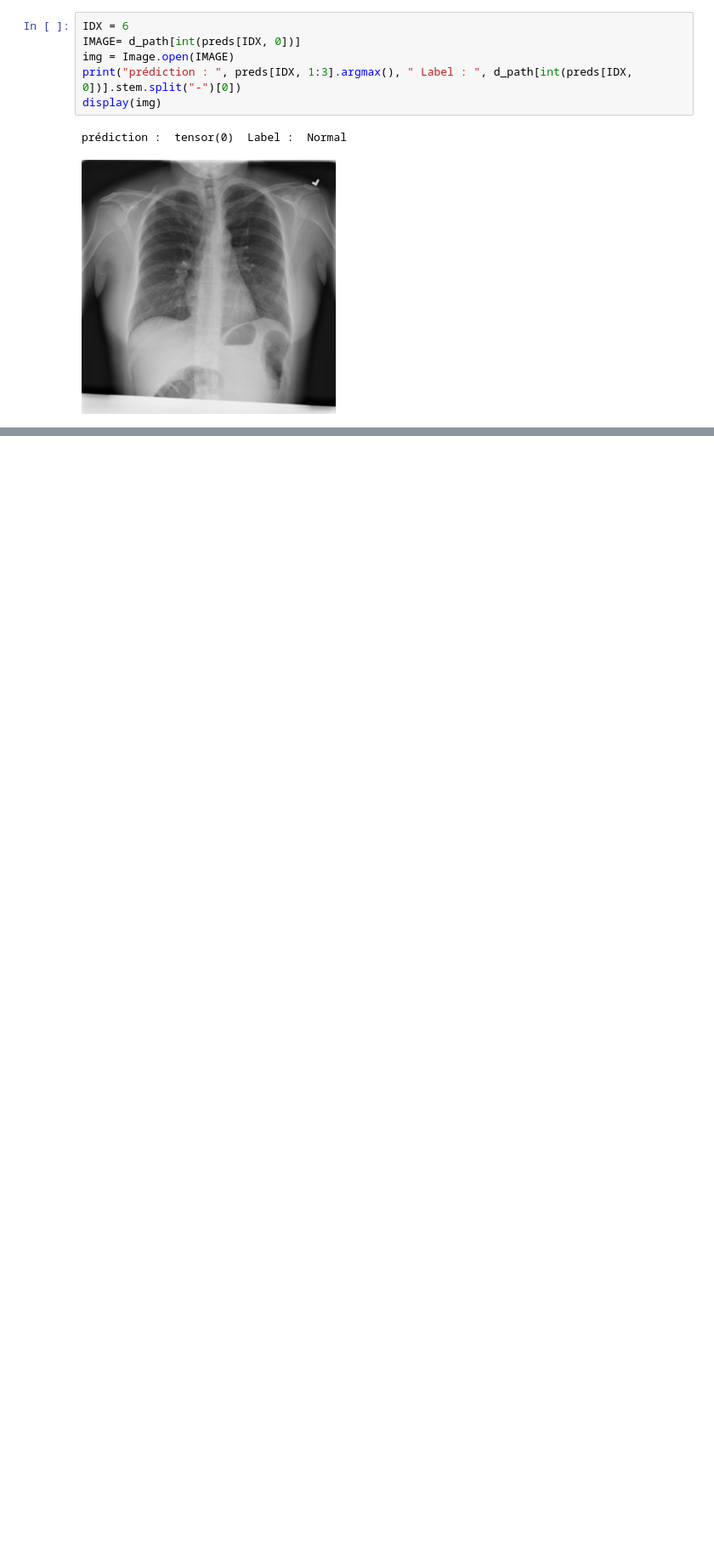
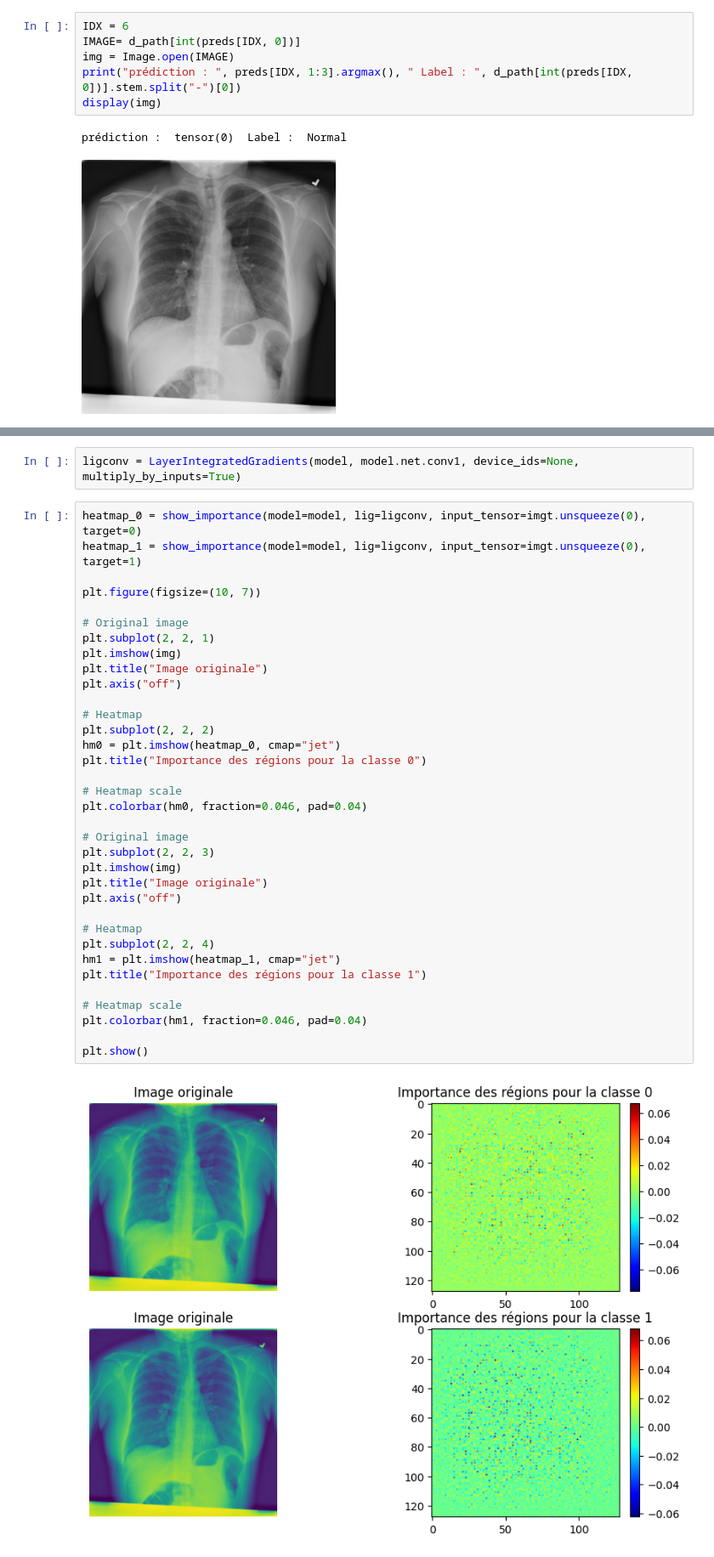
Before and after one commit to CedrickArmel/sep25_alt1_mle_ds_covid1, a Jupyter notebook: notebooks/3_0_model_explicability.ipynb, the cells around one changed output, grey strips where cells are left out. Shown at 85% size. Saved outputs shown, nothing was run; the diff lists cells and outputs as text; blank space fills up the shorter version.

```diff
--- a/notebooks/3_0_model_explicability.ipynb
+++ b/notebooks/3_0_model_explicability.ipynb
@@ -142,0 +217,39 @@ plt.show()
+# %%
+ligconv = LayerIntegratedGradients(model, model.net.conv1, device_ids=None, multiply_by_inputs=True)
+# %%
+heatmap_0 = show_importance(model=model, lig=ligconv, input_tensor=imgt.unsqueeze(0), target=0)
+heatmap_1 = show_importance(model=model, lig=ligconv, input_tensor=imgt.unsqueeze(0), target=1)
+
+plt.figure(figsize=(10, 7))
+
+# Original image
+plt.subplot(2, 2, 1)
+plt.imshow(img)
+plt.title("Image originale")
+plt.axis("off")
+
+# Heatmap
+plt.subplot(2, 2, 2)
+hm0 = plt.imshow(heatmap_0, cmap="jet")
+plt.title("Importance des régions pour la classe 0")
+
+# Heatmap scale
+plt.colorbar(hm0, fraction=0.046, pad=0.04)
+
+# Original image
+plt.subplot(2, 2, 3)
+plt.imshow(img)
+plt.title("Image originale")
+plt.axis("off")
+
+# Heatmap
+plt.subplot(2, 2, 4)
+hm1 = plt.imshow(heatmap_1, cmap="jet")
+plt.title("Importance des régions pour la classe 1")
+
+# Heatmap scale
+plt.colorbar(hm1, fraction=0.046, pad=0.04)
+
+plt.show()
+# %% [output]
+[figure, added]
```
Also changed, not shown: parts of 6 cells of this notebook.
